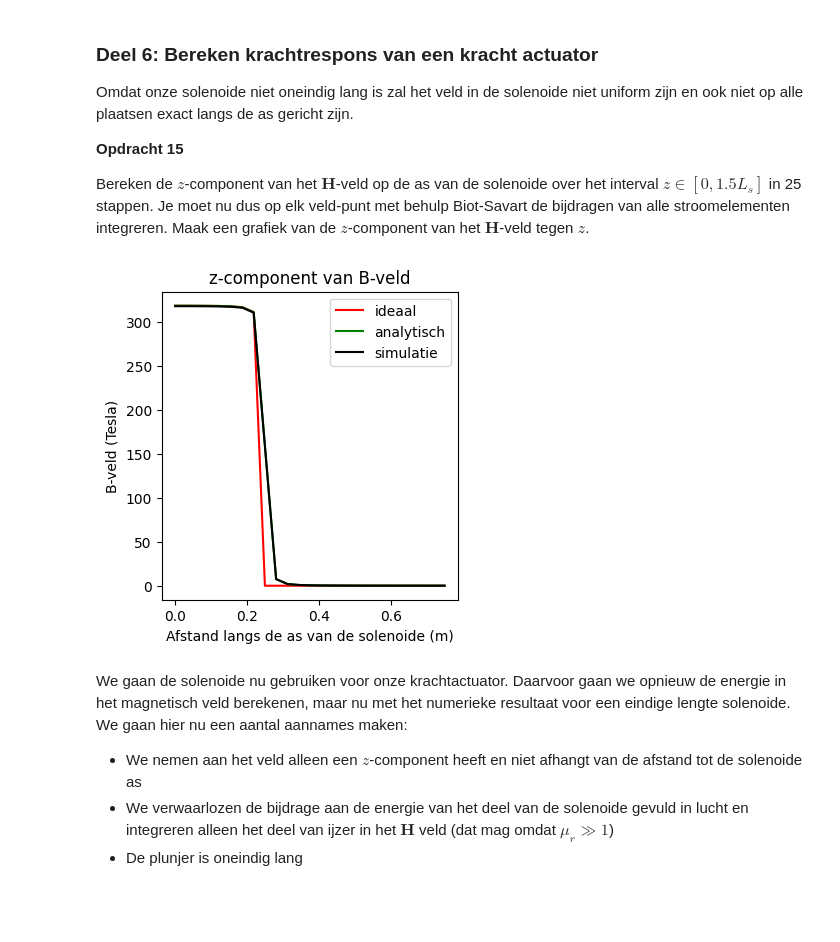
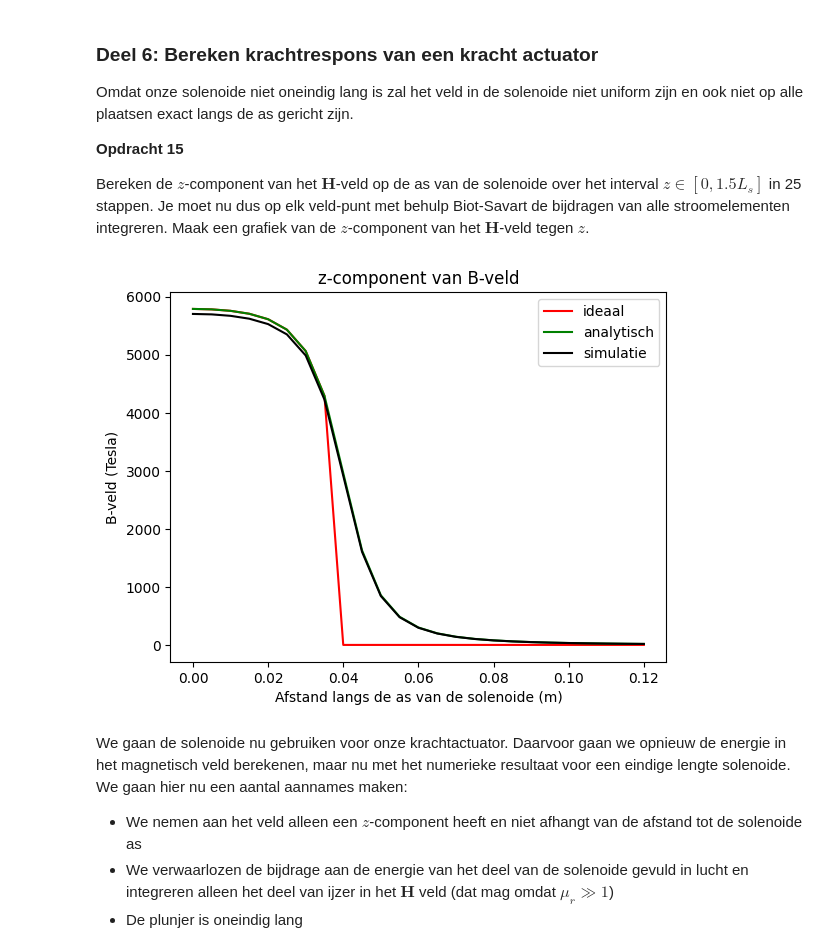
Before and after one commit to Roosmarijnkos/opdrachten-DEF-D, a Jupyter notebook: DigitaleOntwerpopdrachten/2KrachtactuatorOpdracht/KrachtactuatorOpdracht.ipynb, the cells around one changed output. Drawn from its saved outputs; the diff is of its cells as text; code cells hidden in the pictures; blank space fills up the shorter version.

```diff
--- a/DigitaleOntwerpopdrachten/2KrachtactuatorOpdracht/KrachtactuatorOpdracht.ipynb
+++ b/DigitaleOntwerpopdrachten/2KrachtactuatorOpdracht/KrachtactuatorOpdracht.ipynb
@@ -459,20 +464,21 @@ a. Bereken het aantal omwentelingen van je draad, hierbij mag je aannemen dat de
 b. Bereken de $x$, $y$ en $z$ coordinaten.\
 c. Bereken de spoed, in eenheden van aantal omwentelingen per meter, en print dit.
 # %%
-l_draad = 10
-r_sol = 0.01
-L_sol = 0.5
+# De geschatte parameters van de deuractuator:
+l_draad = 30 #m
+r_sol = 0.01 #m
+L_sol = 0.08 #m
 N_wikkelingen = (l_draad/(2*np.pi*r_sol))
-
+print("Aantal wikkelingen = ", N_wikkelingen)
 
 #x,y,z:
-stappen=100000
-x,y,z=parametrisatie(stappen,r_sol,N_wikkelingen,L_sol)
+stappen=10000
+x,y,z= parametrisatie(stappen,r_sol,N_wikkelingen,L_sol)
 
 # Enkele plots
 ax=plt.figure().add_subplot(projection='3d')
 plt.title('Traject van de draad van de solenoide')
-plt.plot(x, y, z, '-r', linewidth=0.1)
+plt.plot(x, y, z, '-r', linewidth=0.05)
 ax.set_box_aspect(aspect=None, zoom=0.8)
 ax.set_xlabel('x (m)'), ax.set_ylabel('y (m)'), ax.set_zlabel('z (m)')
 
@@ -528,38 +535,37 @@ z_ax=np.linspace(0, 1.5*L_sol, n_ax)
 H_ax=np.zeros(n_ax)
 
 
-x_source,y_source,z_source=parametrisatie(stappen,r_sol,N_wikkelingen,L_sol)
+x_source,y_source,z_source = parametrisatie(stappen,r_sol,N_wikkelingen,L_sol)
 
 r_source=np.array([x_source,y_source,z_source]) #dit is coordinatenmatrix
 dl=r_source[:,1:]-r_source[:,:-1] #verschil tussen 2 puntjes voor dl vector
 
 for i_field in range(n_ax):
     r_field=np.array([0,0,z_ax[i_field]], dtype='float64') #veld moet door oorsprong
     Hsimulated=np.array([0,0,0], dtype='float64')
     for i_source in np.arange(1, stappen-1):
         Hsimulated += field_current_element(r_field, r_source[:,i_source], dl[:,i_source], I)
 
     H_ax[i_field]=Hsimulated[2]
 
 H_veld_analytisch=(N_wikkelingen*I/L_sol/2)*((L_sol/2-z_ax)/np.sqrt((z_ax- L_sol/2)**2 + r_sol**2)+(L_sol/2+z_ax)/np.sqrt((z_ax+ L_sol/2)**2 + r_sol**2))
 
 H_veld_ideaal=H_veld_analytisch*np.ones(n_ax)*(1.0*(z_ax < L_sol/2))
 
-plt.figure(figsize=[13,4])
-plt.subplot(131)
+plt.figure()
 plt.title('z-component van B-veld')
 plt.plot(z_ax, H_veld_ideaal, '-r', label='ideaal')
 plt.plot(z_ax, H_veld_analytisch, '-g', label='analytisch')
 plt.plot(z_ax, H_ax, '-k', label='simulatie')
 plt.legend()
 plt.xlabel('Afstand langs de as van de solenoide (m)')
 plt.ylabel('B-veld (Tesla)')
 plt.show()
 
 #bij een ideale spoel is het veld binnen spoel 300 tesla, en buiten de spoel is hij 0. Omdat we geen oneindige lengte hebben vd spoel,
-# loopt het niet exact verticaal af naar 0 maar iets minder snel.
+#loopt het niet exact verticaal af naar 0 maar iets minder snel.
 # %% [output]
-[figure, old version]
+[figure, new version]
 # %% [markdown]
 We gaan de solenoide nu gebruiken voor onze krachtactuator. Daarvoor gaan we opnieuw de energie in het magnetisch veld berekenen, maar nu met het numerieke resultaat voor een eindige lengte solenoide. We gaan hier nu een aantal aannames maken:
 * We nemen aan het veld alleen een $z$-component heeft en niet afhangt van de afstand tot de solenoide as
```
Also changed, not shown: parts of 9 cells of this notebook.
